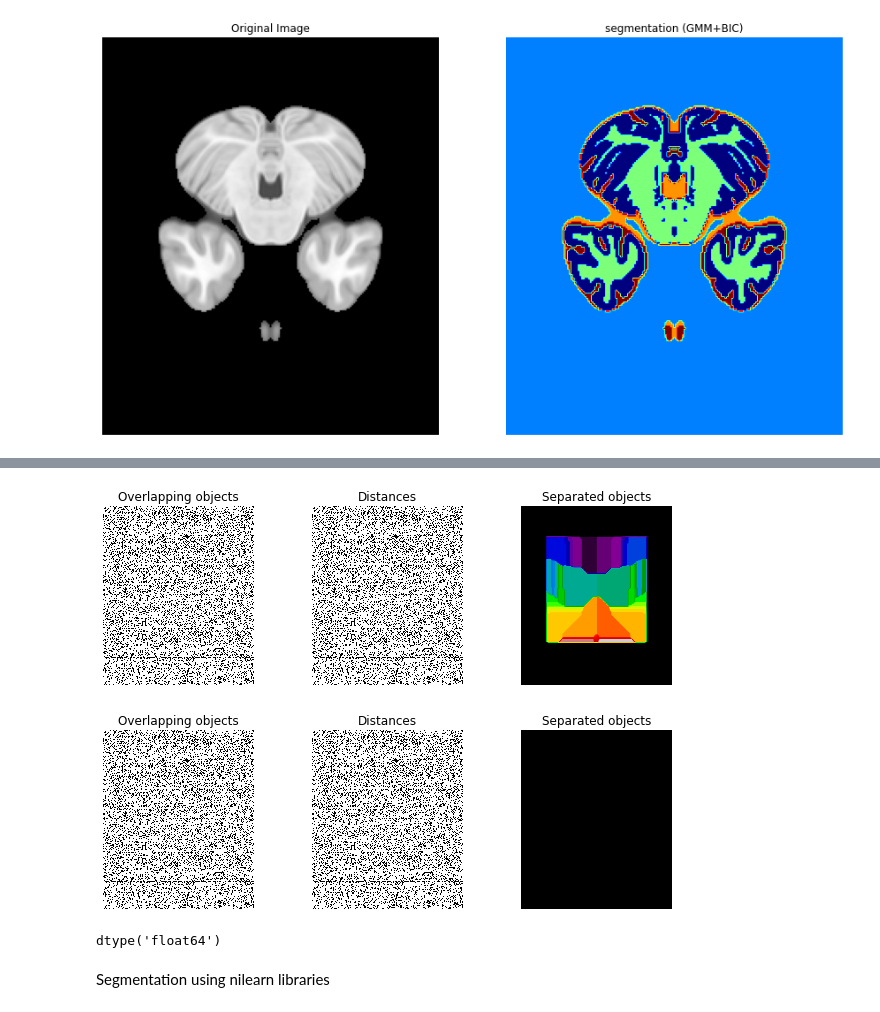
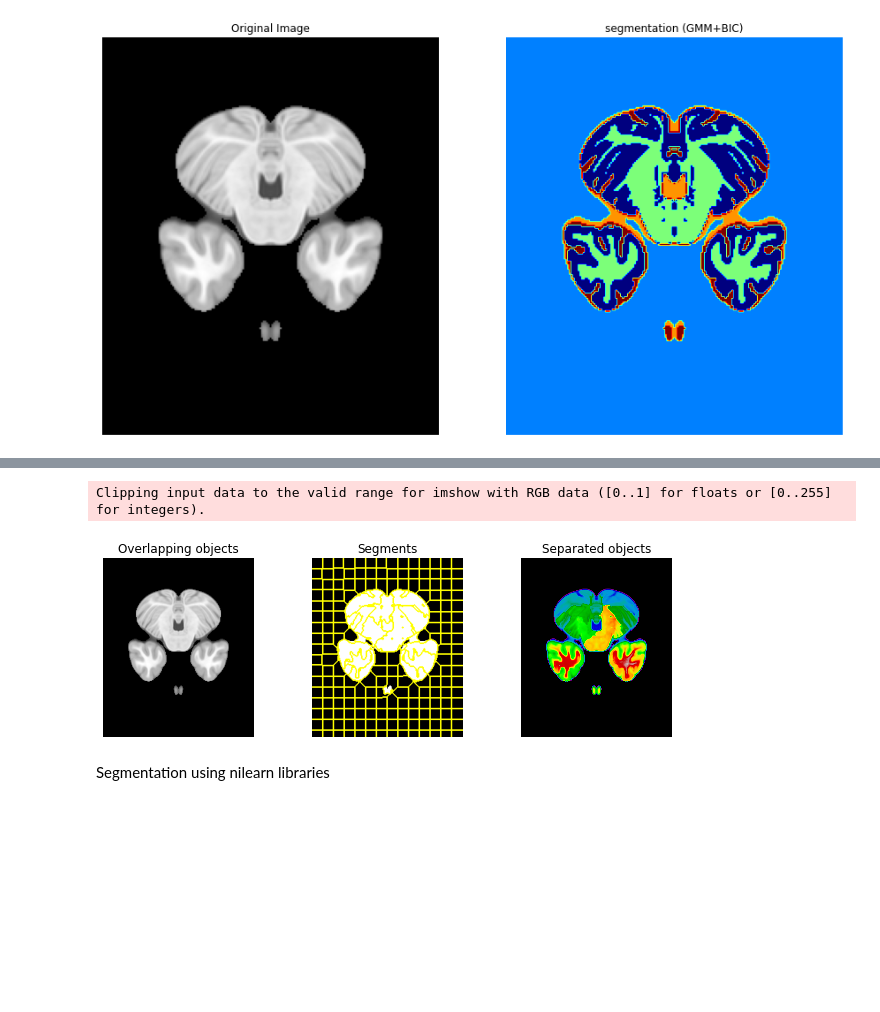
Before and after one commit to raulbenitez/NEUROIMAGING_AI, a Jupyter notebook: NI_segmentation.ipynb, the cells around one changed output, grey strips where cells are left out. Saved outputs shown, nothing was run; the diff lists cells and outputs as text; code cells hidden in the pictures; blank space fills up the shorter version.

```diff
--- a/NI_segmentation.ipynb
+++ b/NI_segmentation.ipynb
@@ -238,0 +239,23 @@ Segmentation using skimage libraries
+# %%
+from skimage.color import rgb2gray
+from skimage.filters import sobel
+from skimage.segmentation import felzenszwalb, slic, quickshift, watershed
+
+gradient = sobel(rgb2gray(I))
+segments_watershed = watershed(gradient, markers=250, compactness=0.001)
+
+fig, axes = plt.subplots(ncols=3, figsize=(9, 3), sharex=True, sharey=True)
+ax = axes.ravel()
+
+ax[0].imshow(I, cmap=plt.cm.gray)
+ax[0].set_title('Overlapping objects')
+ax[1].imshow(-gradient, cmap=plt.cm.gray)
+ax[1].set_title('Distances')
+ax[2].imshow(segments_watershed, cmap=plt.cm.nipy_spectral)
+ax[2].set_title('Separated objects')
+
+for a in ax:
+    a.set_axis_off()
+
+fig.tight_layout()
+plt.show()
@@ -239,55 +264,21 @@ Segmentation using skimage libraries
 # %%
-I = data[:,:,40].T
-
-# Now we want to separate the two objects in image
-# Generate the markers as local maxima of the distance to the background
-distance = ndi.distance_transform_edt(I)
-I1 = np.int64(I)
-coords = peak_local_max(distance, footprint=np.ones((3, 3)), labels=I1)
-mask = np.zeros(distance.shape, dtype=bool)
-mask[tuple(coords.T)] = True
-markers, _ = ndi.label(mask)
-labels = watershed(-distance, markers, mask=I)
-
 fig, axes = plt.subplots(ncols=3, figsize=(9, 3), sharex=True, sharey=True)
 ax = axes.ravel()
 
 ax[0].imshow(I, cmap=plt.cm.gray)
 ax[0].set_title('Overlapping objects')
-ax[1].imshow(-distance, cmap=plt.cm.gray)
-ax[1].set_title('Distances')
-ax[2].imshow(labels, cmap=plt.cm.nipy_spectral)
+ax[1].imshow(mark_boundaries(I, segments_watershed))
+ax[1].set_title('Segments')
+ax[2].imshow(I*segments_watershed, cmap=plt.cm.nipy_spectral)
 ax[2].set_title('Separated objects')
 
 for a in ax:
     a.set_axis_off()
 
 fig.tight_layout()
 plt.show()
 # %% [output]
+Clipping input data to the valid range for imshow with RGB data ([0..1] for floats or [0..255] for integers).
-[figure, old version]
+[figure, new version]
-# %%
-
-fig, axes = plt.subplots(ncols=3, figsize=(9, 3), sharex=True, sharey=True)
-ax = axes.ravel()
-
-ax[0].imshow(I, cmap=plt.cm.gray)
-ax[0].set_title('Overlapping objects')
-ax[1].imshow(-distance, cmap=plt.cm.gray)
-ax[1].set_title('Distances')
-ax[2].imshow(labels, cmap=plt.cm.nipy_spectral)
-ax[2].set_title('Separated objects')
-
-for a in ax:
-    a.set_axis_off()
-
-fig.tight_layout()
-plt.show()
-# %% [output]
-[figure, removed]
-# %%
-I.dtype
-# %% [output]
-dtype('float64')
 # %% [markdown]
 Segmentation using nilearn libraries
```
Also changed, not shown: parts of 3 cells of this notebook.
